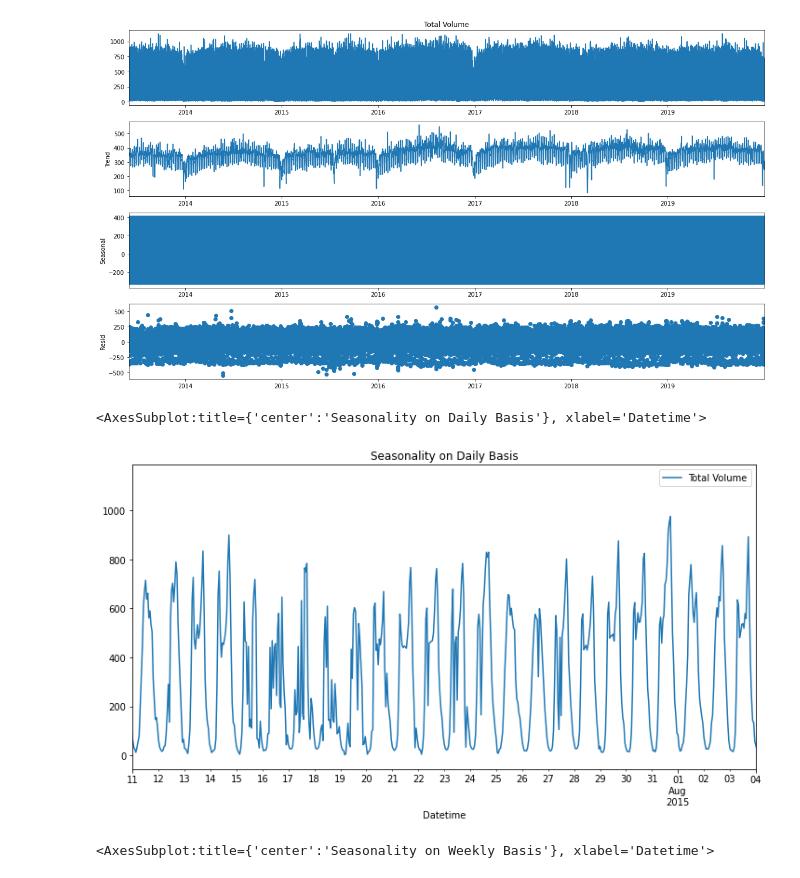
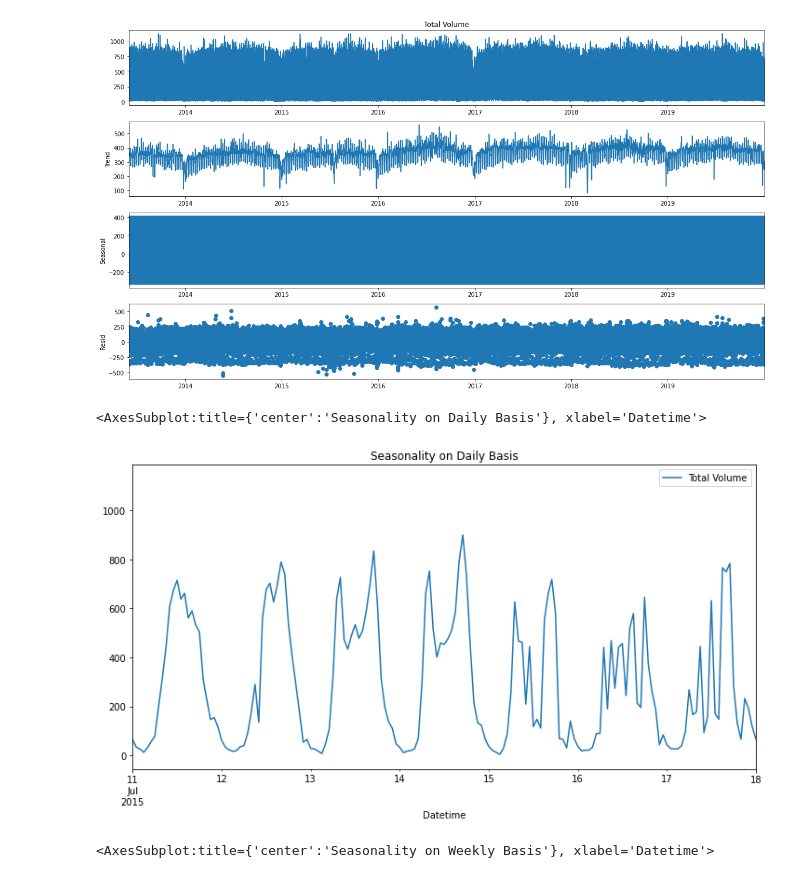
Before and after one commit to poolkit/Traffic-Flow-Forecasting, a Jupyter notebook: Preprocessing.ipynb, the cells around one changed output. Drawn from its saved outputs; the diff is of its cells as text; code cells hidden in the pictures.

```diff
--- a/Preprocessing.ipynb
+++ b/Preprocessing.ipynb
@@ -263,10 +263,10 @@ plt.show()
 # %% [output]
 [figure]
 # %%
-df_mean.plot(xlim=['2015-07-11 00:00:00','2015-08-04 00:00:00'], figsize=(12,6), title="Seasonality on Daily Basis")
+df_mean.plot(xlim=['2015-07-11 00:00:00','2015-07-18 00:00:00'], figsize=(12,6), title="Seasonality on Daily Basis")
 # %% [output]
 <AxesSubplot:title={'center':'Seasonality on Daily Basis'}, xlabel='Datetime'>
-[figure, old version]
+[figure, new version]
 # %%
 df_mean.plot(xlim=['2015-07-01 00:00:00','2015-09-01 00:00:00'], figsize=(12,6), title="Seasonality on Weekly Basis")
 # %% [output]
```
Also changed, not shown: parts of 17 cells of this notebook.
